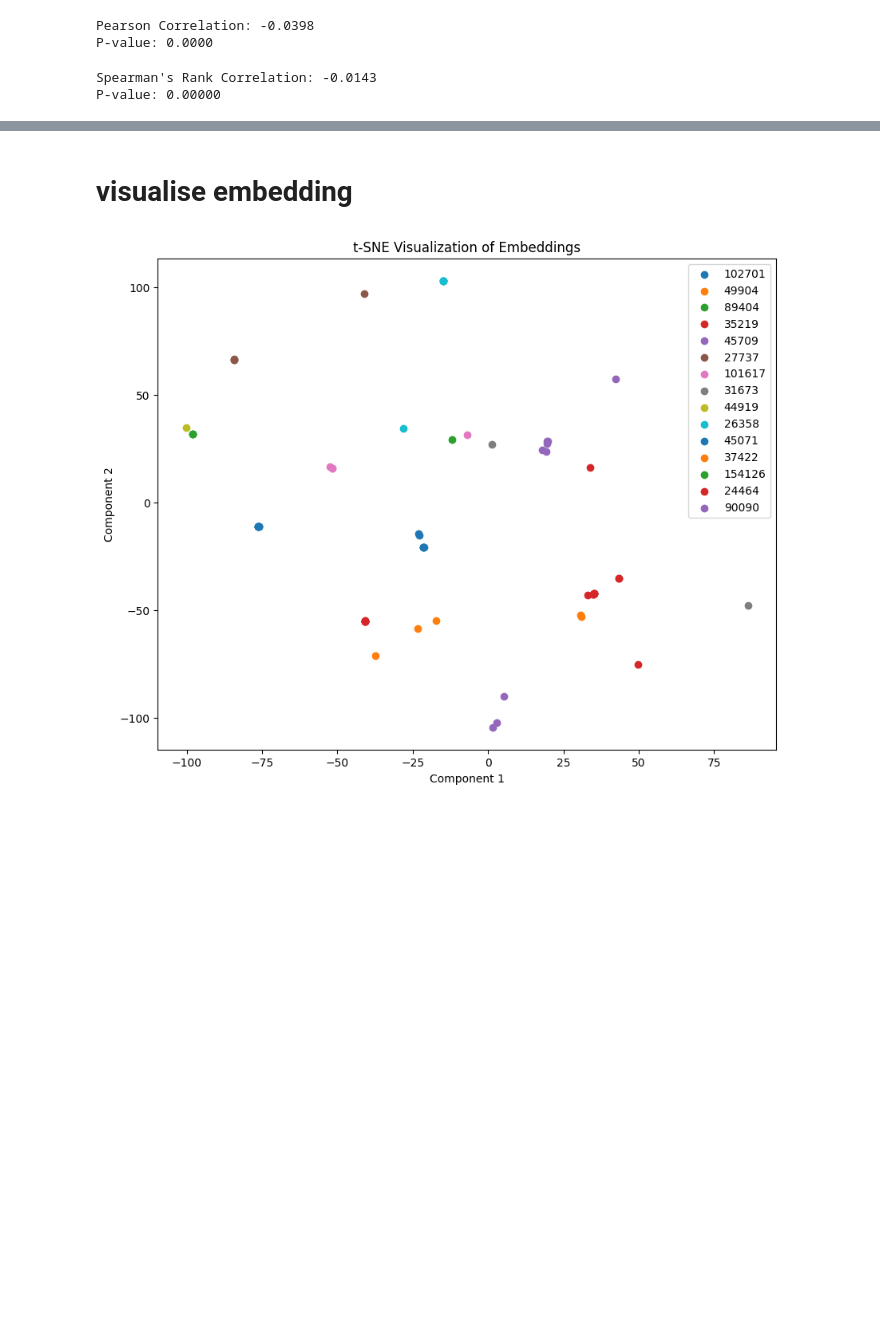
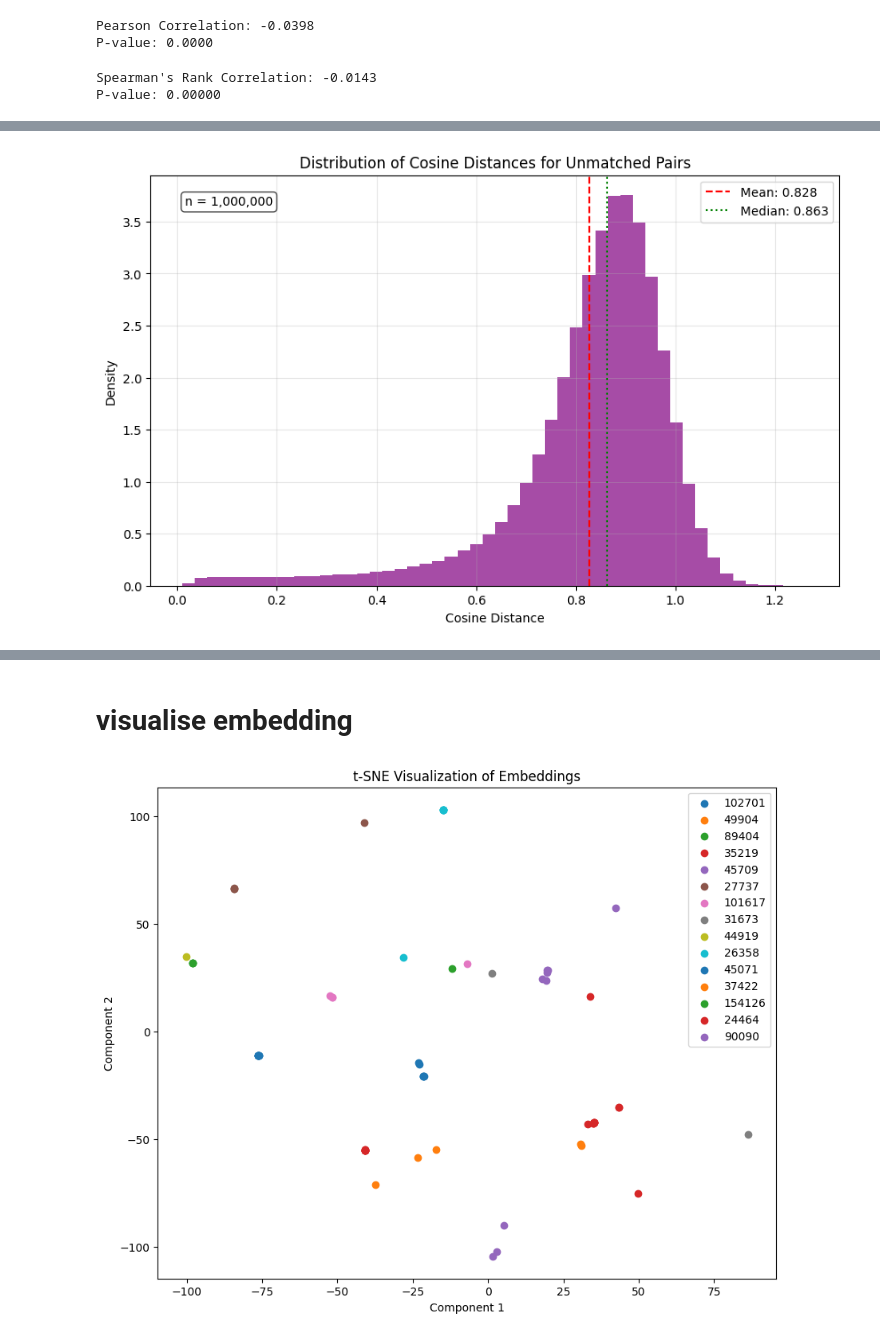
Before and after one commit to ash2d/wildlife-tools, a Jupyter notebook: exploring/relatedness_embeddings.ipynb, the cells around one changed output, grey strips where cells are left out. Saved outputs shown, nothing was run; the diff lists cells and outputs as text; code cells hidden in the pictures; blank space fills up the shorter version.

```diff
--- a/exploring/relatedness_embeddings.ipynb
+++ b/exploring/relatedness_embeddings.ipynb
@@ -398,0 +500,35 @@ else:
+# %%
+import seaborn as sns
+import numpy as np
+
+import matplotlib.pyplot as plt
+# Create a histogram to visualize distances in unmatched_df
+plt.figure(figsize=(10, 6))
+
+# Sample from unmatched_df if it's too large for efficient plotting
+sample_size = min(1000000, len(unmatched_df))
+sampled_unmatched = unmatched_df.sample(n=sample_size, random_state=42)
+
+# Plot the histogram with a different color
+plt.hist(sampled_unmatched['distance'], bins=50, alpha=0.7, color='purple', density=True)
+
+# Add mean and median lines
+mean_dist = sampled_unmatched['distance'].mean()
+median_dist = sampled_unmatched['distance'].median()
+plt.axvline(mean_dist, color='red', linestyle='--', label=f'Mean: {mean_dist:.3f}')
+plt.axvline(median_dist, color='green', linestyle=':', label=f'Median: {median_dist:.3f}')
+
+# Add labels and legend
+plt.title('Distribution of Cosine Distances for Unmatched Pairs')
+plt.xlabel('Cosine Distance')
+plt.ylabel('Density')
+plt.legend()
+plt.grid(True, alpha=0.3)
+plt.text(0.05, 0.95, f'n = {sample_size:,}',
+                 transform=plt.gca().transAxes,
+                 verticalalignment='top',
+                 bbox=dict(boxstyle='round', facecolor='white', alpha=0.7))
+
+plt.show()
+# %% [output]
+[figure, added]
```
Also changed, not shown: parts of 14 cells of this notebook.
